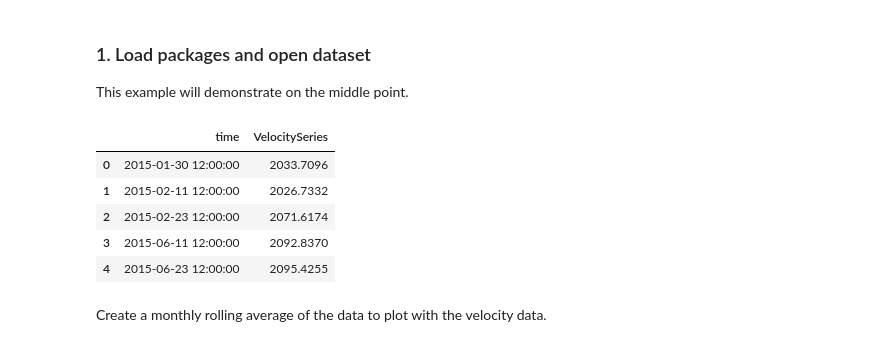
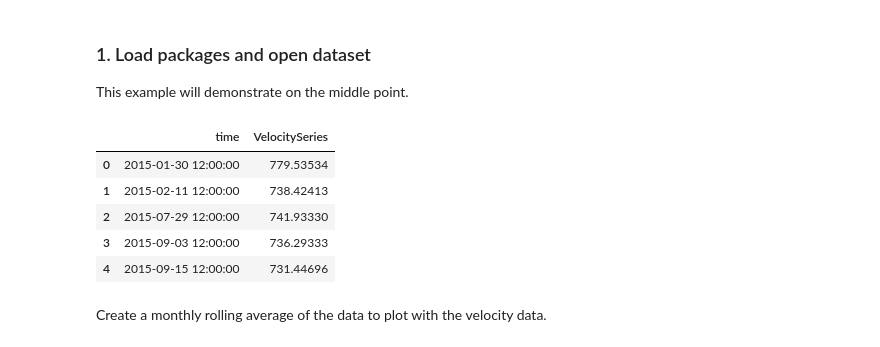
Before and after one commit to cjense/seasonal-icevelocity-prediction, a Jupyter notebook: notebooks/6_hyperparam_cv.ipynb, the cells around one changed output. Cells and saved outputs as stored; diff of their text form; code cells hidden in the pictures.

```diff
--- a/notebooks/6_hyperparam_cv.ipynb
+++ b/notebooks/6_hyperparam_cv.ipynb
@@ -16,17 +16,17 @@ import time
 import matplotlib.pyplot as plt
 from pycaret.regression import *
 # %%
-point_name = 'terminus' # 'upstream', 'middle', or 'terminus'
+point_name = 'middle' # 'upstream', 'middle', or 'terminus'
 df = pd.read_csv('../data/clean/' + point_name + '_velocity_series_clean.csv')
 
 df.head()
 # %% [output]
 |  | time | VelocitySeries |
-| 0 | 2015-01-30 12:00:00 | 2033.7096 |
-| 1 | 2015-02-11 12:00:00 | 2026.7332 |
-| 2 | 2015-02-23 12:00:00 | 2071.6174 |
-| 3 | 2015-06-11 12:00:00 | 2092.8370 |
-| 4 | 2015-06-23 12:00:00 | 2095.4255 |
+| 0 | 2015-01-30 12:00:00 | 779.53534 |
+| 1 | 2015-02-11 12:00:00 | 738.42413 |
+| 2 | 2015-07-29 12:00:00 | 741.93330 |
+| 3 | 2015-09-03 12:00:00 | 736.29333 |
+| 4 | 2015-09-15 12:00:00 | 731.44696 |
 # %% [markdown]
 Create a monthly rolling average of the data to plot with the velocity data.
 # %%
```
Also changed, not shown: parts of 13 cells of this notebook.
